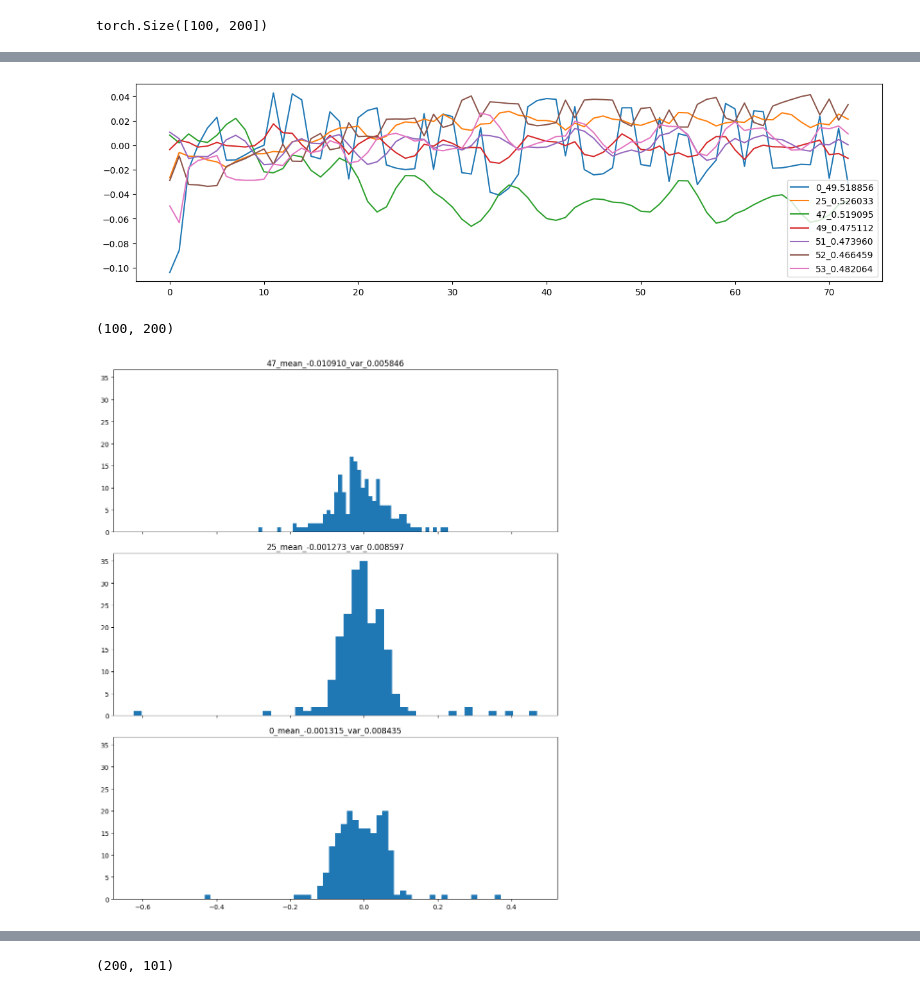
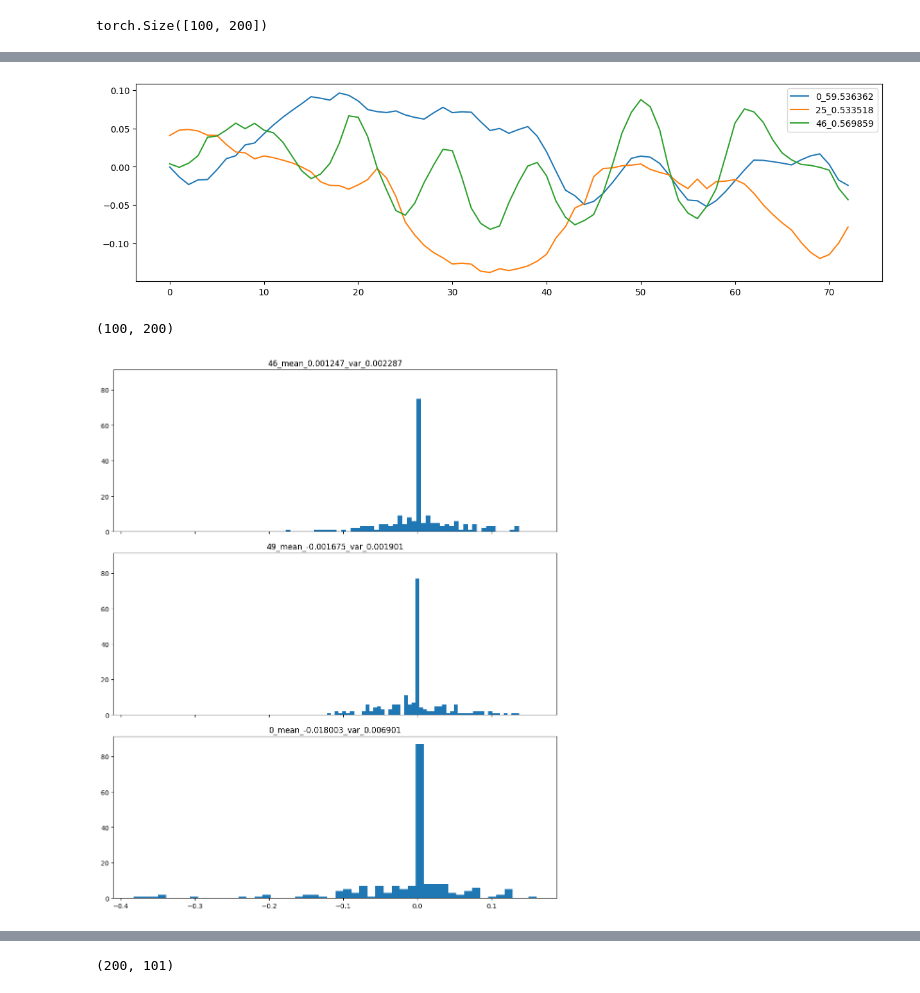
Before and after one commit to Baskin-LIU/elmneuron, a Jupyter notebook: notebooks/parity_notebook.ipynb, the cells around one changed output, grey strips where cells are left out. Drawn from its saved outputs; the diff is of its cells as text; code cells hidden in the pictures.

```diff
--- a/notebooks/parity_notebook.ipynb
+++ b/notebooks/parity_notebook.ipynb
@@ -313,13 +313,15 @@ plt.show()
 [figure]
 # %%
 print("Data, model and training setup started...")
-save_dir_avg = "../models/new_exp/fail/parity_best_model_forget_False_N_40_nummem_100_20250205.pt"
+##No average, with L2 norm, no 0-mean, no symmetric inital, produce double peak
+##save_dir_avg = "../models/new_exp/fail/parity_best_model_forget_False_N_40_nummem_100_20250207.pt"
+save_dir_avg = "../models/new_exp/fail/parity_best_model_forget_False_N_40_nummem_100_206.pt"
 # Initialize the ELM model
 model_config_avg = model_config.copy()
 model_config_avg["num_memory"] = 100
 model_config_avg["mlp_hidden_size"] = 200
 model_config_avg["memory_tau_min"] = 0.1
-model_config_avg["memory_tau_max"] = 50.
+model_config_avg["memory_tau_max"] = 60.
 model_avg = ELM(**model_config_avg).to(torch_device)
 
 # Visualize ELM model
@@ -340,7 +342,7 @@ fig = plt.figure(figsize = (15, 4))
 tau_m = model_avg.tau_m.cpu()
 for i in range(model_config_avg["num_memory"]):
     tau=tau_m[i].item()
-    plt.plot(m_record_a[0, :, i], label=tau, color=('green', (tau+5)/55))
+    plt.plot(m_record_a[0, :, i], label=tau, color=('green', (tau+5)/(model_config_avg["memory_tau_max"]+5)))
 #plt.legend()
 plt.show()
 # %% [output]
@@ -354,7 +360,7 @@ fig = plt.figure(figsize = (15, 4))
 tau_m = model_avg.tau_m.cpu()
 for i in range(model_config_avg["num_memory"]):
     tau=tau_m[i].item()
-    plt.plot(mlp_record_a[0, :, i], label=tau, color=('green', (tau+5)/55))
+    plt.plot(mlp_record_a[0, :, i], label=tau, color=('green', (tau+5)/(model_config_avg["memory_tau_max"]+5)))
 #plt.legend()
 plt.show()
 # %% [output]
@@ -375,27 +390,29 @@ plt.plot(mlp_record_a[0].mean(axis=0))
 # %%
 fig = plt.figure(figsize = (15, 4))
 tau_m = model_avg.tau_m.cpu()
-for i in [0, 25, 47, 49, 51, 52, 53]:
+#for i in [0, 25, 46, 49, 51, 52, 53]:
+for i in [0, 25, 46]:
     tau=tau_m[i].item()
-    plt.plot(mlp_record_a[0, :, i], label="%d_%2f"%(i,tau))
+    plt.plot(m_record_a[0, :, i], label="%d_%2f"%(i,tau))
 plt.legend()
 plt.show()
 # %% [output]
-[figure, old version]
+[figure, new version]
 # %%
-i=47
+i=46
+indexs = [i, 49, 0]
 mlp_2_weight = state_dict_avg['mlp.network.2.weight'].cpu().numpy()
 print(mlp_2_weight.shape)
 fig, axs = plt.subplots(3, 1, figsize=(10,12), sharex=True, sharey=True)
 axs[0].hist(mlp_2_weight[i].flatten(), bins = 50)
 axs[0].set_title("%d_mean_%2f_var_%2f"%(i, mlp_2_weight[i].mean(), mlp_2_weight[i].var()))
-axs[1].hist(mlp_2_weight[25].flatten(), bins = 50)
-axs[1].set_title("%d_mean_%2f_var_%2f"%(25, mlp_2_weight[25].mean(), mlp_2_weight[25].var()))
-axs[2].hist(mlp_2_weight[52].flatten(), bins = 50)
-axs[2].set_title("%d_mean_%2f_var_%2f"%(0, mlp_2_weight[0].mean(), mlp_2_weight[0].var()))
+axs[1].hist(mlp_2_weight[indexs[1]].flatten(), bins = 50)
+axs[1].set_title("%d_mean_%2f_var_%2f"%(indexs[1], mlp_2_weight[indexs[1]].mean(), mlp_2_weight[indexs[1]].var()))
+axs[2].hist(mlp_2_weight[indexs[2]].flatten(), bins = 50)
+axs[2].set_title("%d_mean_%2f_var_%2f"%(indexs[2], mlp_2_weight[indexs[2]].mean(), mlp_2_weight[indexs[2]].var()))
 
 plt.tight_layout()
 plt.show()
 # %% [output]
 (100, 200)
-[figure, old version]
+[figure, new version]
```
Also changed, not shown: parts of 13 cells of this notebook, 3 other files.
